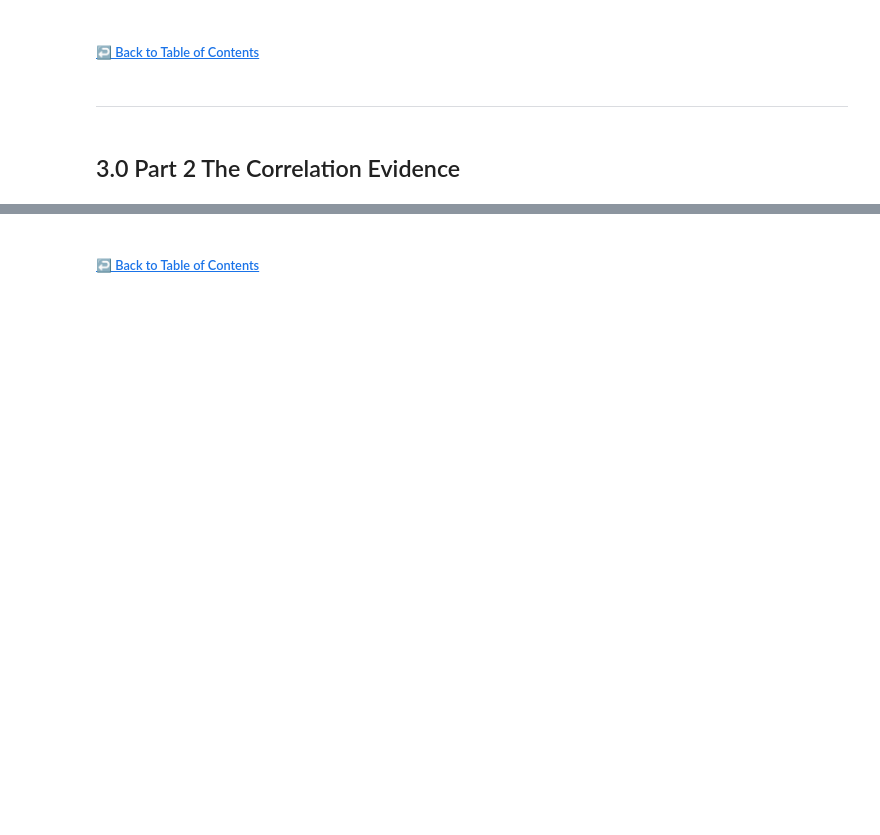
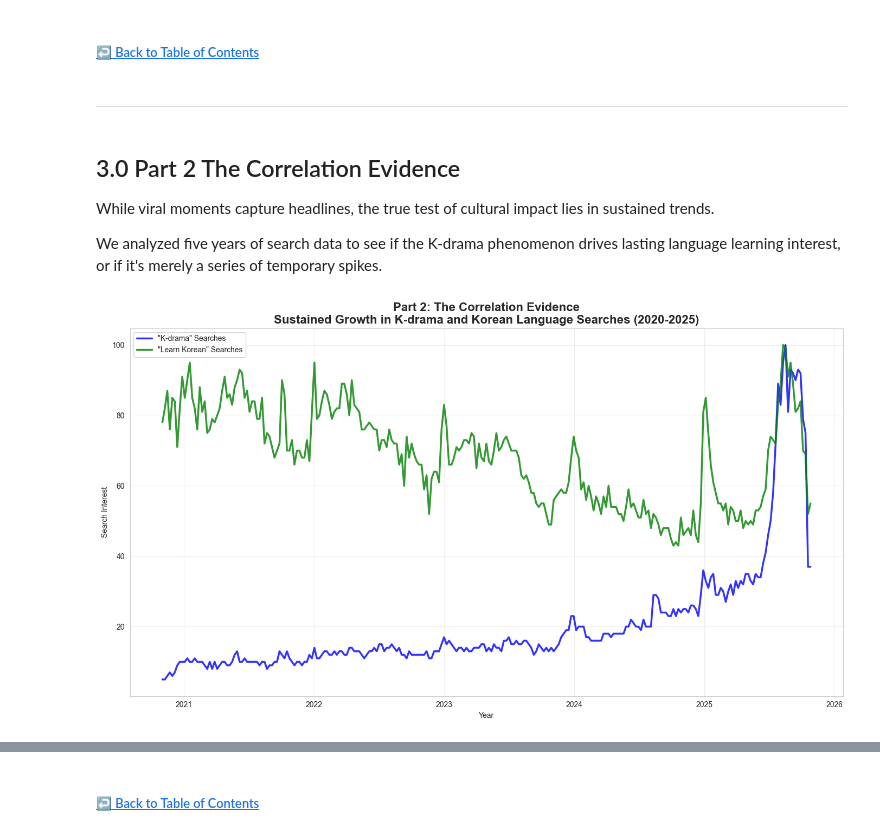
Before and after one commit to HaveTimeDrinkTea/squidgameeffect, a Jupyter notebook: notebooks/squidgameeffect_analysis.ipynb, the cells around one changed output, grey strips where cells are left out. Cells and saved outputs as stored; diff of their text form; code cells hidden in the pictures; blank space fills up the shorter version.

```diff
--- a/notebooks/squidgameeffect_analysis.ipynb
+++ b/notebooks/squidgameeffect_analysis.ipynb
@@ -184,3 +184,40 @@ The library used by the *country names* `locationmode` option is changing in an
 # %% [markdown]
 <a id="section_03"></a>
 ## 3.0 Part 2 The Correlation Evidence
+
+While viral moments capture headlines, the true test of cultural impact lies in sustained trends.
+
+We analyzed five years of search data to see if the K-drama phenomenon drives lasting language learning interest, or if it's merely a series of temporary spikes.
+# %%
+# Load the Datasets and convert week col to datetime
+kdrama_past5yr_df = pd.read_csv(processed_filepaths['timeline']['kdrama']['past5yr'])
+kdrama_past5yr_df['week'] = pd.to_datetime(kdrama_past5yr_df['week'])
+learn_korean_past5yr_df = pd.read_csv(processed_filepaths['timeline']['learn_korean']['past5yr'])
+learn_korean_past5yr_df['week'] = pd.to_datetime(learn_korean_past5yr_df['week'])
+
+#merge the datasets
+kdrama_learnkorean_past5yr_df = kdrama_past5yr_df.merge(learn_korean_past5yr_df, on='week')
+
+#print(kdrama_past5yr_df.head())
+#print(learn_korean_past5yr_df.head())
+#print(kdrama_learnkorean_past5yr_df.head())
+# %%
+# Simpler version - no melting needed
+plt.figure(figsize=(14, 8))
+
+# Plot each line separately
+sns.lineplot(data=kdrama_learnkorean_past5yr_df, x='week', y='kdrama_past5yr',
+             label='"K-drama" Searches', color='blue', linewidth=2.5, alpha=0.8)
+sns.lineplot(data=kdrama_learnkorean_past5yr_df, x='week', y='learn_korean_past5yr',
+             label='"Learn Korean" Searches', color='green', linewidth=2.5, alpha=0.8)
+
+plt.title('Part 2: The Correlation Evidence\nSustained Growth in K-drama and Korean Language Searches (2020-2025)',
+          fontsize=16, fontweight='bold')
+plt.ylabel('Search Interest')
+plt.xlabel('Year')
+plt.legend()
+plt.grid(True, alpha=0.3)
+plt.tight_layout()
+plt.show()
+# %% [output]
+[figure, added]
```
Also changed, not shown: parts of 11 cells of this notebook.
